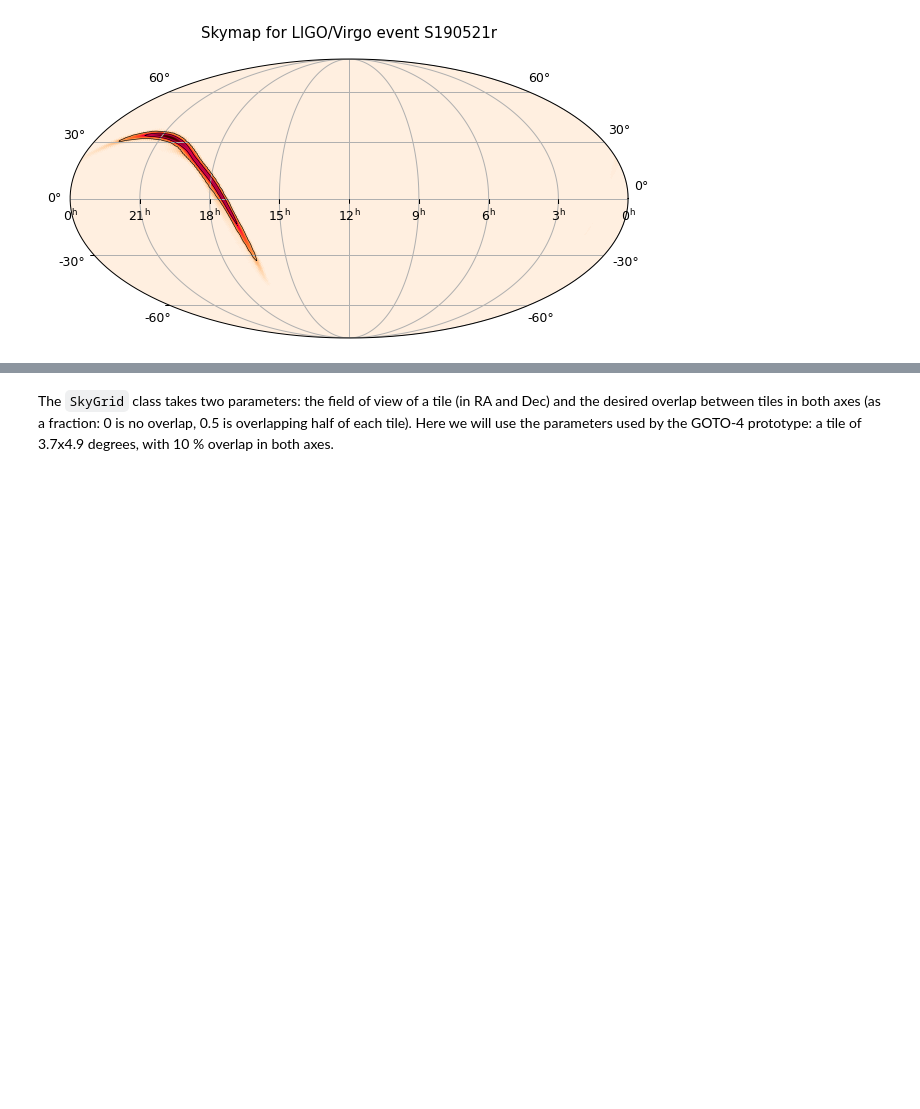
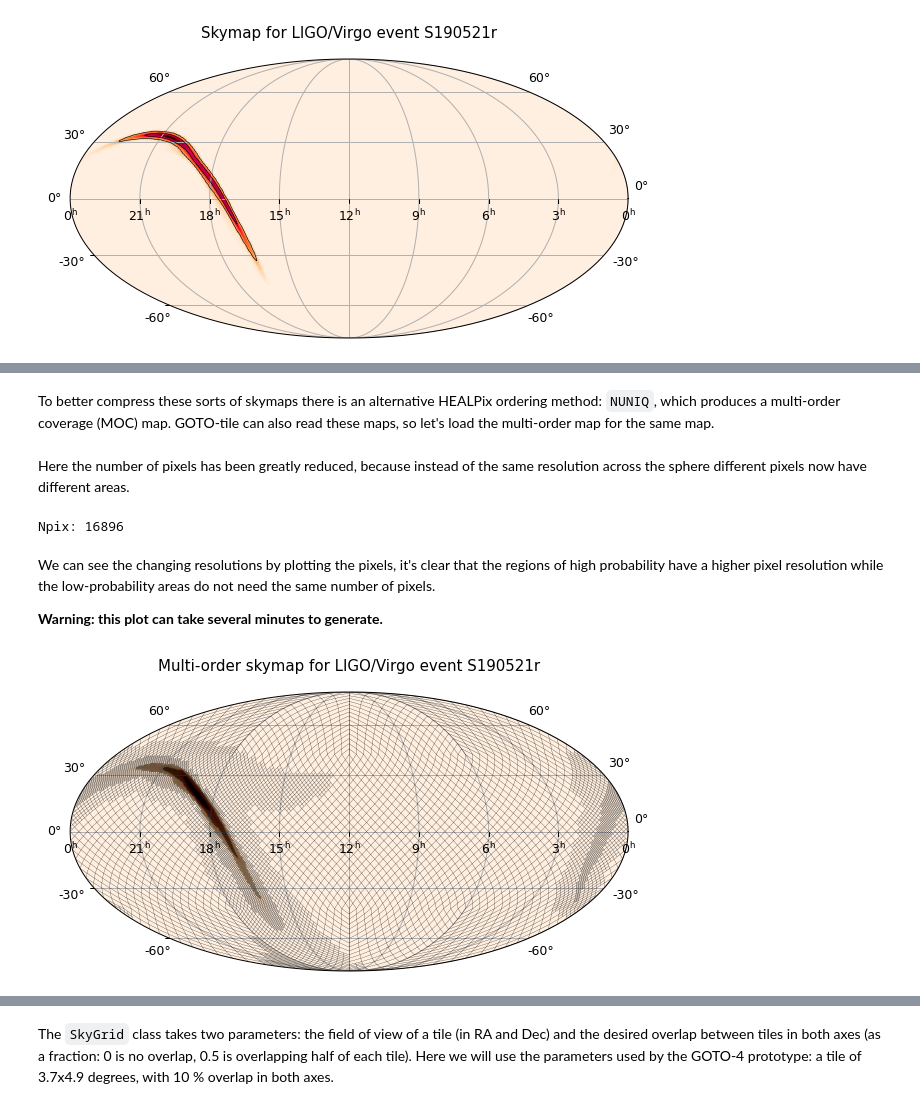
Before and after one commit to GOTO-OBS/goto-tile, a Jupyter notebook: docs/skymap.ipynb, the cells around one changed output, grey strips where cells are left out. Cells and saved outputs as stored; diff of their text form; code cells hidden in the pictures; blank space fills up the shorter version.

```diff
--- a/docs/skymap.ipynb
+++ b/docs/skymap.ipynb
@@ -52,0 +57,21 @@ skymap.plot(title='Skymap for LIGO/Virgo event S190521r')
+# %% [markdown]
+To better compress these sorts of skymaps there is an alternative HEALPix ordering method: `NUNIQ`, which produces a multi-order coverage (MOC) map. GOTO-tile can also read these maps, so let's load the multi-order map for the same map.
+# %%
+url_moc = 'https://gracedb.ligo.org/api/superevents/S190521r/files/GW190521_074359_PublicationSamples.multiorder.fits'
+skymap_moc = SkyMap.from_fits(url_moc)
+# %% [markdown]
+Here the number of pixels has been greatly reduced, because instead of the same resolution across the sphere different pixels now have different areas.
+# %%
+print('Npix:', skymap_moc.npix)
+# %% [output]
+Npix: 16896
+# %% [markdown]
+We can see the changing resolutions by plotting the pixels, it's clear that the regions of high probability have a higher pixel resolution while the low-probability areas do not need the same number of pixels.
+
+**Warning: this plot can take several minutes to generate.**
+# %%
+skymap_moc.plot(title='Multi-order skymap for LIGO/Virgo event S190521r',
+                plot_contours=False,
+                plot_pixels=True)
+# %% [output]
+[figure, added]
```
Also changed, not shown: parts of 29 cells of this notebook.
